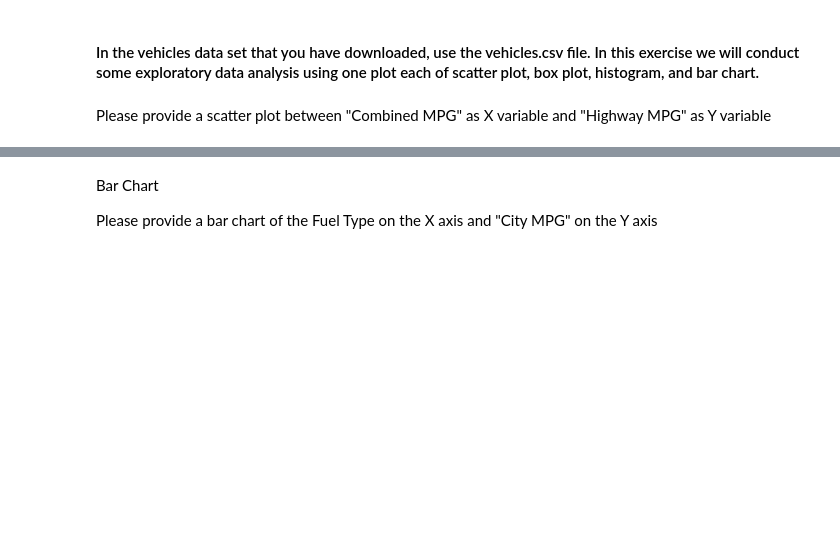
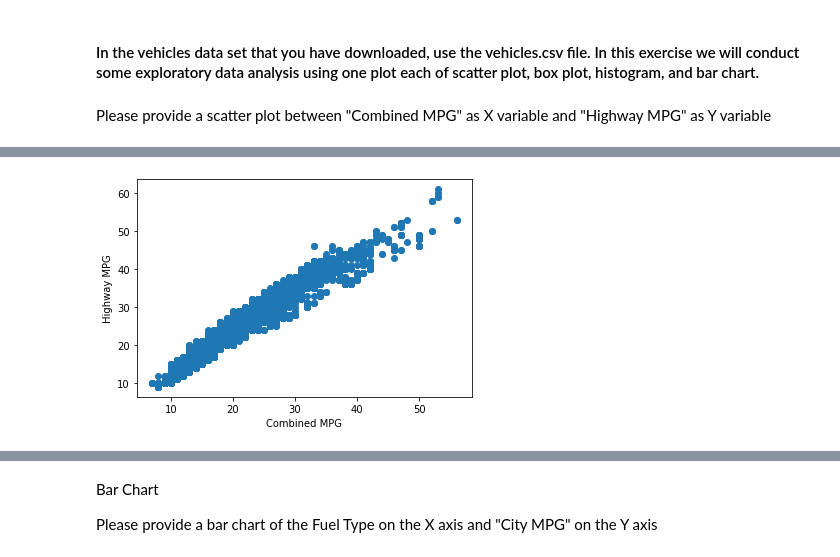
Before and after one commit to ksaslow/data-pt-ber-08-20, a Jupyter notebook: Labs/module-1_labs/04_pandas/08_basics_plotting/your-code/challenge-1-Kate.ipynb, the cells around one changed output, grey strips where cells are left out. Drawn from its saved outputs; the diff is of its cells as text; code cells hidden in the pictures; blank space fills up the shorter version.

```diff
--- a/Labs/module-1_labs/04_pandas/08_basics_plotting/your-code/challenge-1-Kate.ipynb
+++ b/Labs/module-1_labs/04_pandas/08_basics_plotting/your-code/challenge-1-Kate.ipynb
@@ -105,3 +139,5 @@ Please provide a scatter plot between "Combined MPG" as X variable and
 "Highway MPG" as Y variable
 # %%
 # your code here
+vehicles = pd.read_csv('vehicles.csv')
+vehicles.head()
@@ -107,0 +151,7 @@ Please provide a scatter plot between "Combined MPG" as X variable and
+# %%
+plt.scatter(vehicles['Combined MPG'],vehicles['Highway MPG'])
+plt.xlabel('Combined MPG')
+plt.ylabel('Highway MPG')
+plt.show()
+# %% [output]
+[figure, added]
```
Also changed, not shown: parts of 13 cells of this notebook, 3 other files.
